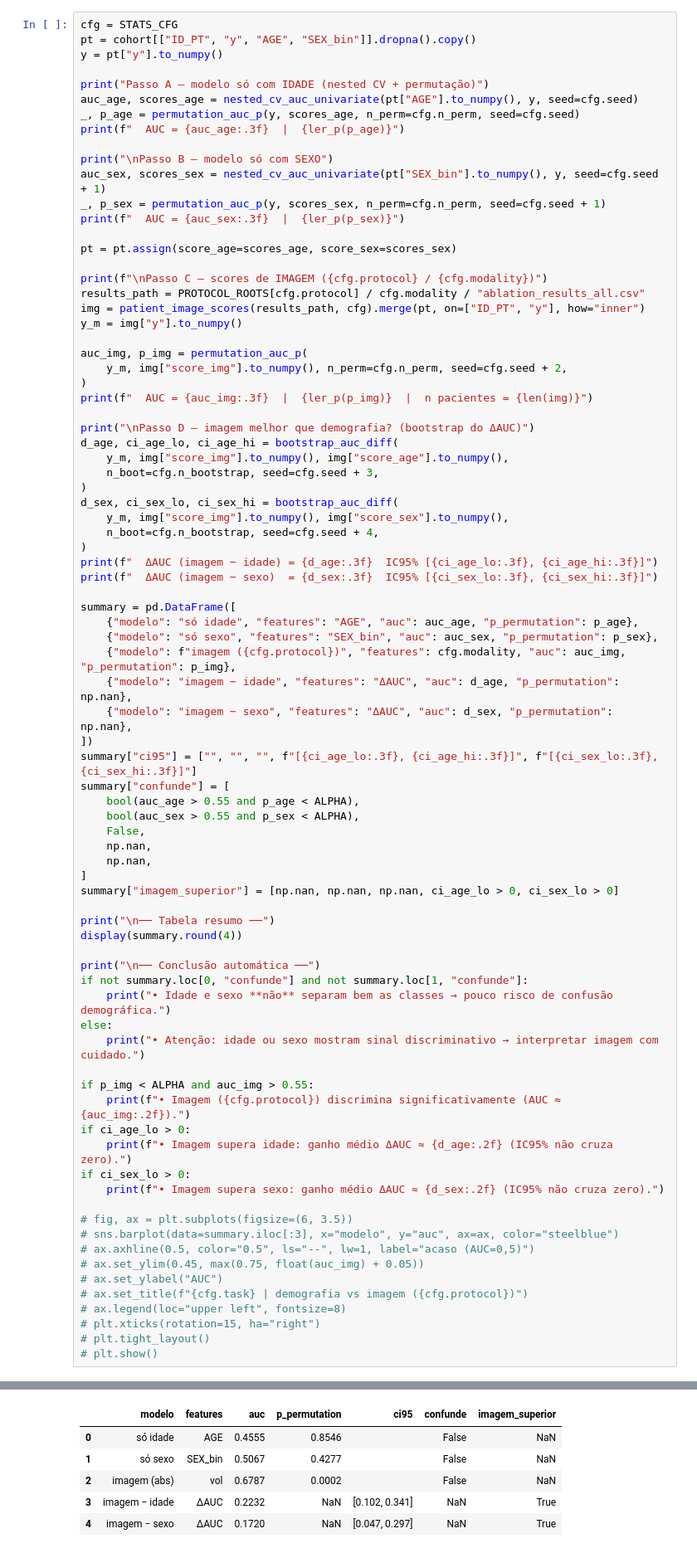
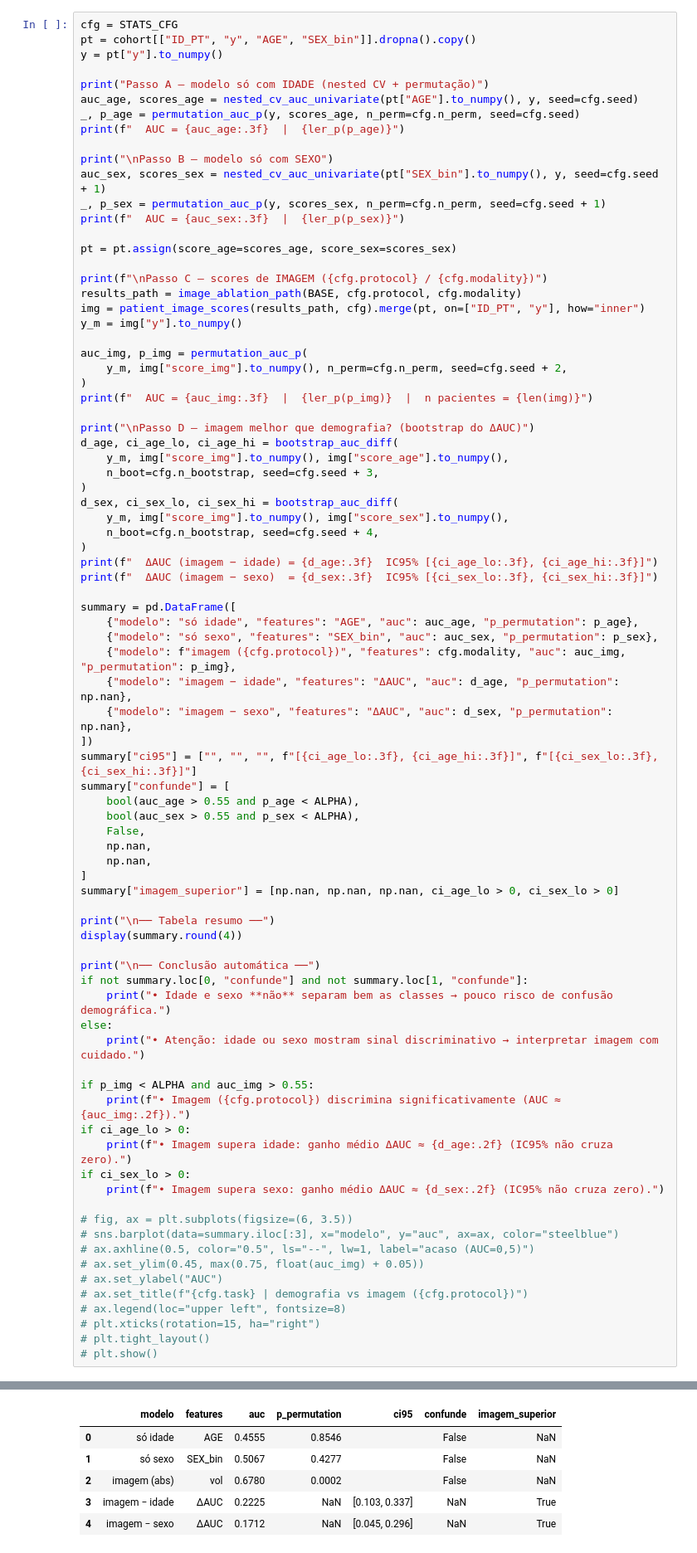
Before and after one commit to PauloMatheusGr/graphs, a Jupyter notebook: 4_stats.ipynb, the cells around one changed output, grey strips where cells are left out. Shown at 83% size. Drawn from its saved outputs; the diff is of its cells as text.

```diff
--- a/4_stats.ipynb
+++ b/4_stats.ipynb
@@ -337,7 +379,7 @@ print(f"  AUC = {auc_sex:.3f}  |  {ler_p(p_sex)}")
 pt = pt.assign(score_age=scores_age, score_sex=scores_sex)
 
 print(f"\nPasso C — scores de IMAGEM ({cfg.protocol} / {cfg.modality})")
-results_path = PROTOCOL_ROOTS[cfg.protocol] / cfg.modality / "ablation_results_all.csv"
+results_path = image_ablation_path(BASE, cfg.protocol, cfg.modality)
 img = patient_image_scores(results_path, cfg).merge(pt, on=["ID_PT", "y"], how="inner")
 y_m = img["y"].to_numpy()
 
@@ -417,11 +459,11 @@ Passo D — imagem melhor que demografia? (bootstrap do ΔAUC)
 
 ── Tabela resumo ──
 |  | modelo | features | auc | p_permutation | ci95 | confunde | imagem_superior |
 | 0 | só idade | AGE | 0.4555 | 0.8546 |  | False | NaN |
 | 1 | só sexo | SEX_bin | 0.5067 | 0.4277 |  | False | NaN |
-| 2 | imagem (abs) | vol | 0.6787 | 0.0002 |  | False | NaN |
-| 3 | imagem − idade | ΔAUC | 0.2232 | NaN | [0.102, 0.341] | NaN | True |
-| 4 | imagem − sexo | ΔAUC | 0.1720 | NaN | [0.047, 0.297] | NaN | True |
+| 2 | imagem (abs) | vol | 0.6780 | 0.0002 |  | False | NaN |
+| 3 | imagem − idade | ΔAUC | 0.2225 | NaN | [0.103, 0.337] | NaN | True |
+| 4 | imagem − sexo | ΔAUC | 0.1712 | NaN | [0.045, 0.296] | NaN | True |
 ── Conclusão automática ──
 • Idade e sexo **não** separam bem as classes → pouco risco de confusão demográfica.
 • Imagem (abs) discrimina significativamente (AUC ≈ 0.68).
```
Also changed, not shown: parts of 13 cells of this notebook, 3 other files.
